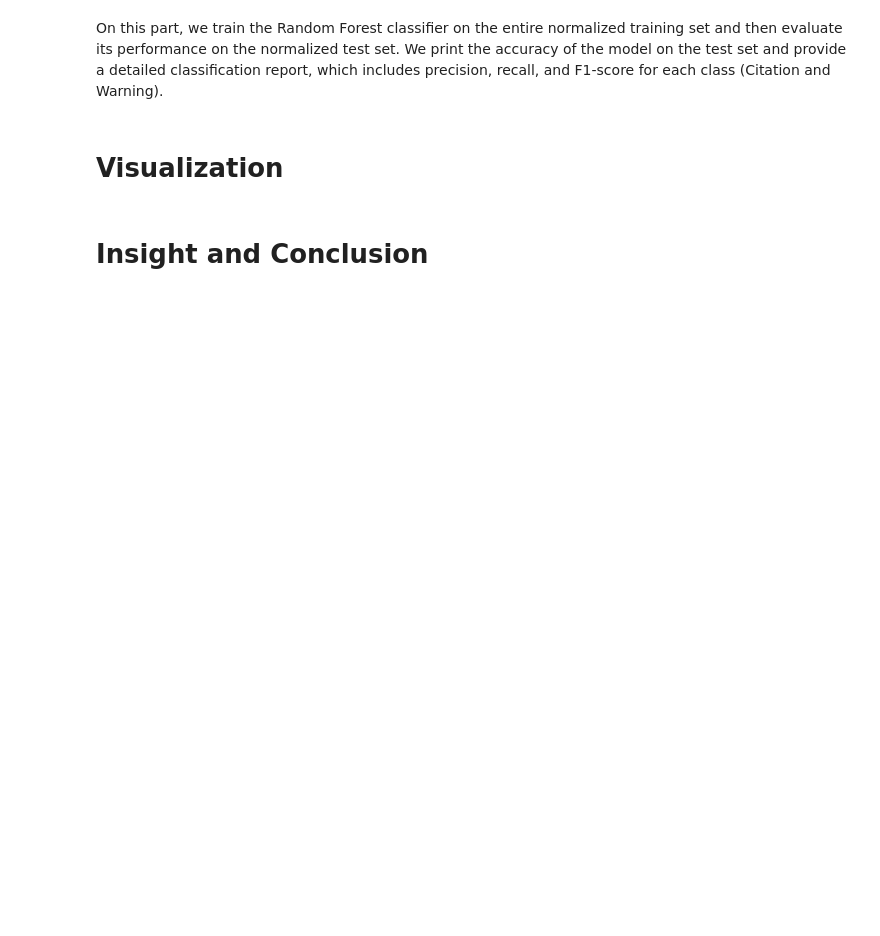
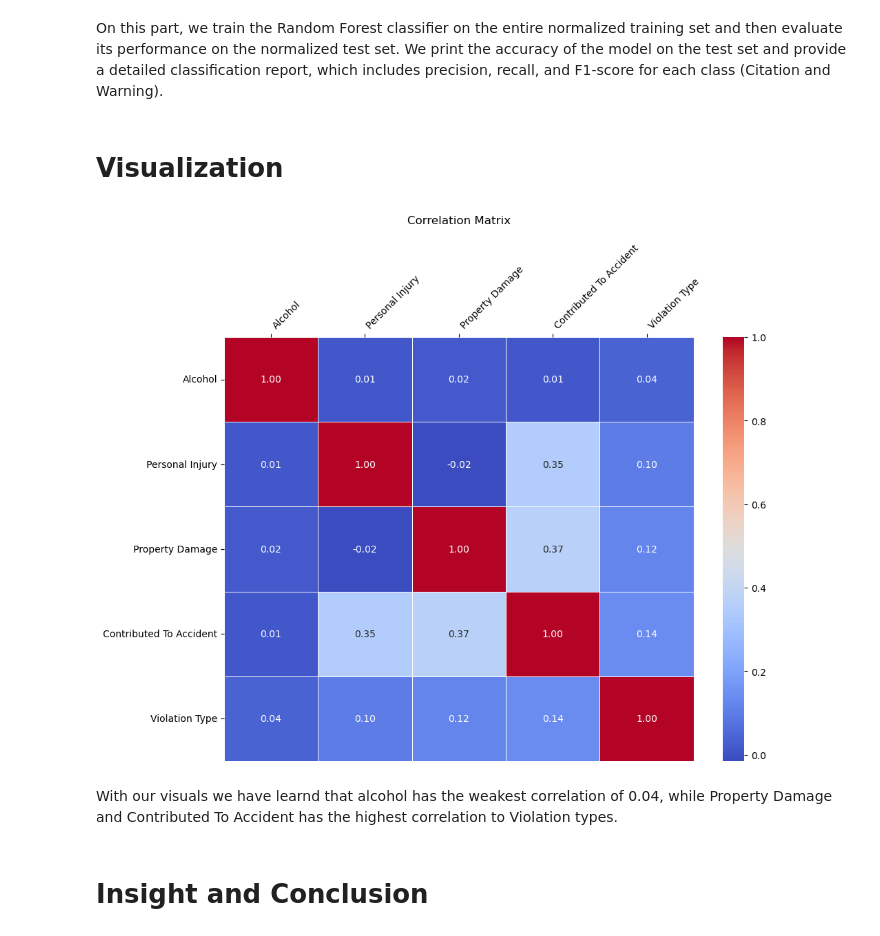
Before and after one commit to Yilalu/CMSC320project, a Jupyter notebook: CMCS320_Final_Project.ipynb, the cells around one changed output. Drawn from its saved outputs; the diff is of its cells as text; code cells hidden in the pictures; blank space fills up the shorter version.

```diff
--- a/CMCS320_Final_Project.ipynb
+++ b/CMCS320_Final_Project.ipynb
@@ -950,21 +899,27 @@ On this part, we train the Random Forest classifier on the entire normalized tra
 # Visualization
 # %%
 # Select the columns
+traf_df['Violation Type'] = traf_df['Violation Type'].map({'Citation': 1, 'Warning': 0})
+important_columns = ['Alcohol',"Personal Injury", "Property Damage", "Contributed To Accident", "Violation Type"]
 importantcolmn = traf_df[important_columns]
 
 # Calculate the correlation matrix
 correlation_matrix = importantcolmn.corr()
 
 # Plot the heatmap
 plt.figure(figsize=(11, 8))
 ax = sns.heatmap(correlation_matrix, annot=True, cmap='coolwarm', fmt='.2f', linewidths=0.5)
 # Set x-axis labels to be at the top
 ax.xaxis.set_ticks_position('top')
 ax.xaxis.set_label_position('top')
 plt.xticks(rotation=45, ha='left')
 plt.yticks(rotation=0)
 plt.title('Correlation Matrix', pad=20)
 plt.show()
+# %% [output]
+[figure, added]
+# %% [markdown]
+With our visuals we have learnd that alcohol has the weakest correlation of 0.04, while Property Damage and Contributed To Accident has the highest correlation to Violation types.
 # %% [markdown]
 # Insight and Conclusion
 # %% [markdown]
```
Also changed, not shown: parts of 7 cells of this notebook, 1 other file.
